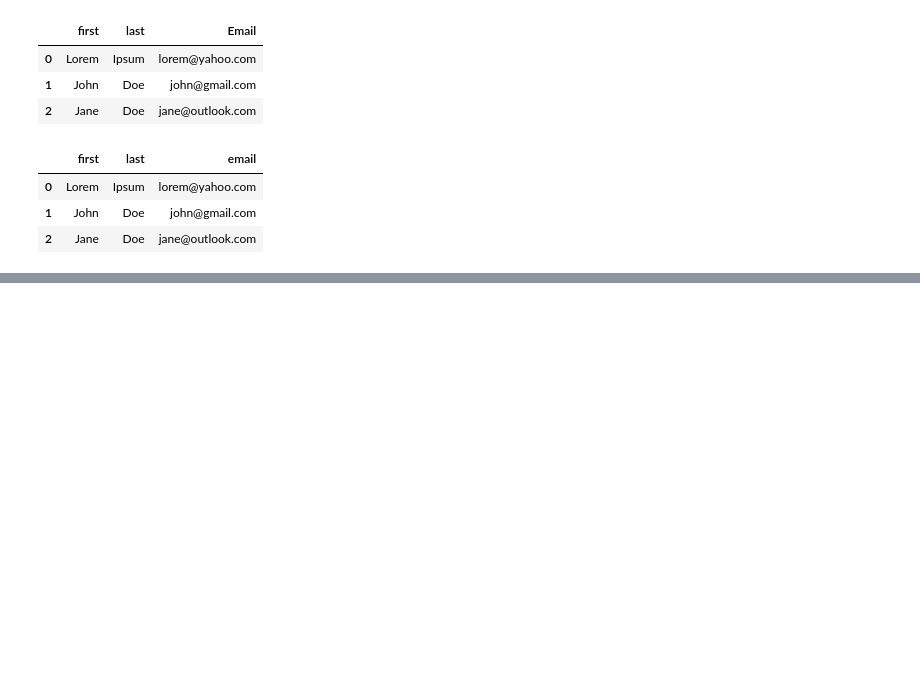
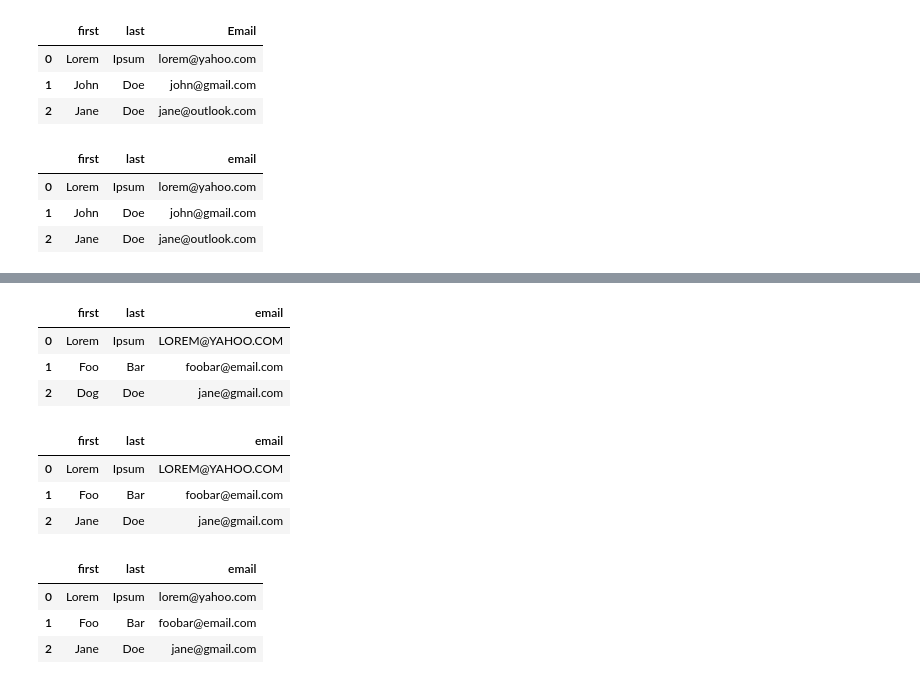
Before and after one commit to thandora/pandas-notes, a Jupyter notebook: pandas_05a.ipynb, the cells around one changed output, grey strips where cells are left out. Cells and saved outputs as stored; diff of their text form; code cells hidden in the pictures; blank space fills up the shorter version.

```diff
--- a/pandas_05a.ipynb
+++ b/pandas_05a.ipynb
@@ -201,0 +195,21 @@ Functionally, both `at` and `loc` can update a single cell but `at` is more perf
+# %%
+display(df)
+
+df.at[2, "first"] = "Jane"
+display(df)
+
+df.at[0, "email"] = df.loc[0, "email"].lower()
+display(df)
+# %% [output]
+|  | first | last | email |
+| 0 | Lorem | Ipsum | LOREM@YAHOO.COM |
+| 1 | Foo | Bar | foobar@email.com |
+| 2 | Dog | Doe | jane@gmail.com |
+|  | first | last | email |
+| 0 | Lorem | Ipsum | LOREM@YAHOO.COM |
+| 1 | Foo | Bar | foobar@email.com |
+| 2 | Jane | Doe | jane@gmail.com |
+|  | first | last | email |
+| 0 | Lorem | Ipsum | lorem@yahoo.com |
+| 1 | Foo | Bar | foobar@email.com |
+| 2 | Jane | Doe | jane@gmail.com |
```
Also changed, not shown: parts of 21 cells of this notebook.
